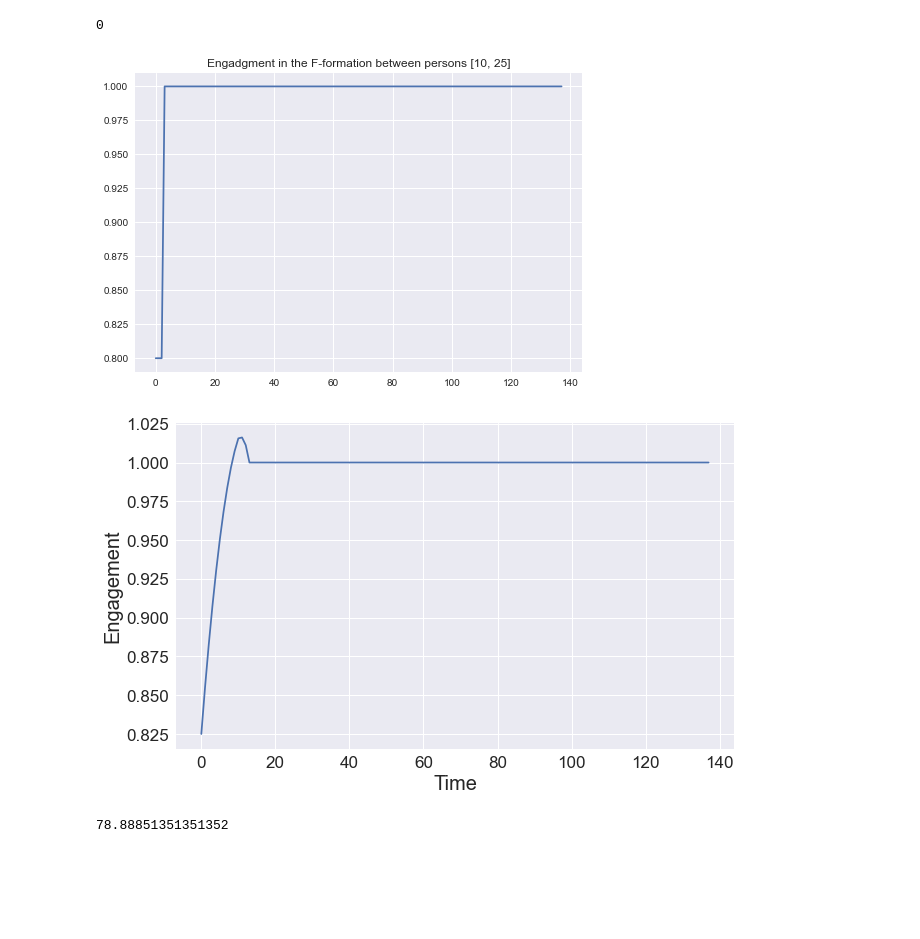
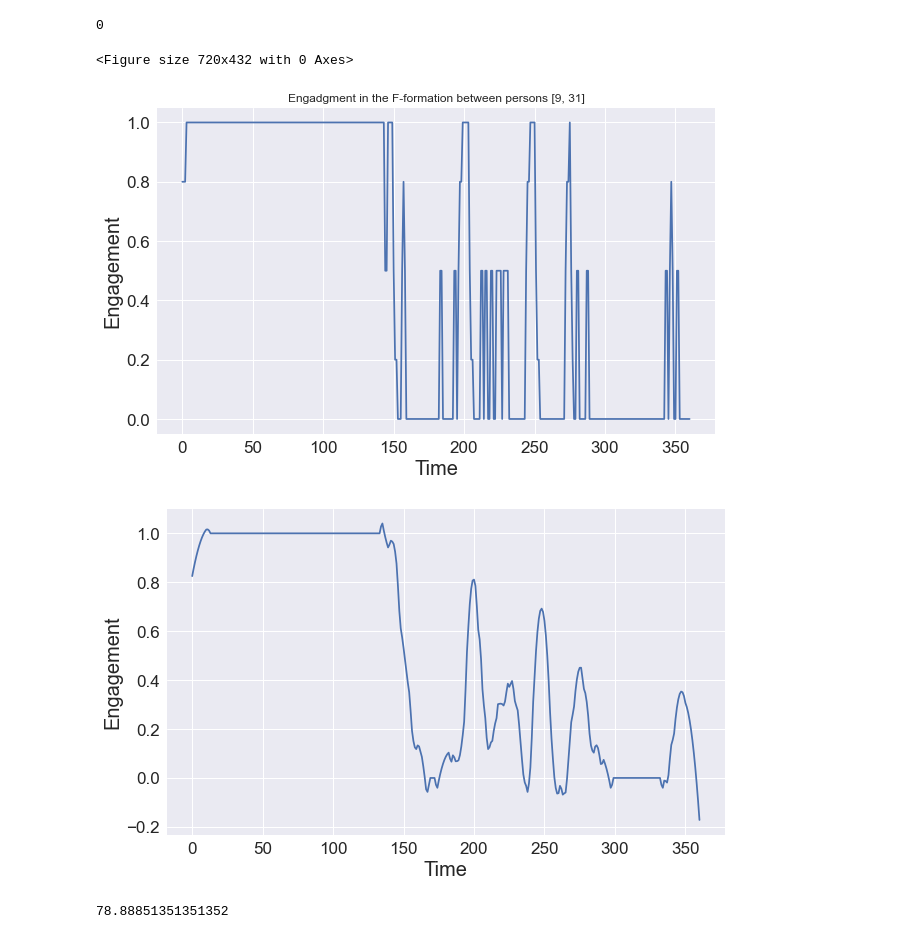
Before and after one commit to LucreziaT/From_Images_to_Social_Interactions_Understanding, a Jupyter notebook: FFormationsDetectionAndAnalysis.ipynb, the cells around one changed output. Cells and saved outputs as stored; diff of their text form; code cells hidden in the pictures; blank space fills up the shorter version.

Commit message:
Add files via upload
Commented codes, plus an example of a .csv file containing all the interactions of one person at each second (every 20 frames).

```diff
--- a/FFormationsDetectionAndAnalysis.ipynb
+++ b/FFormationsDetectionAndAnalysis.ipynb
@@ -250,12 +259,14 @@ def clust(orient,counter2,cont,ncl,pl=False):
 # %%
-def data(counter2,ncl,coppie):
+#saving interaction each frame, do in momentanea, we have the nuber of cluster and the participants of one f-form,
+# in totale for all the interaction find in one frame
+def data(counter2,ncl,peopleclust):
     totale=[]
     totale.append(counter2)
     for m in range(0,ncl):
         momentanea=[]
         momentanea.append(m)
         f_fcer=[]
-        for i in coppie:
+        for i in peopleclust:
             if i[1]==m:
                 f_fcer.append(i[0])
         momentanea.append(f_fcer)
@@ -276,6 +288,7 @@ def matrice(mom):
             mat[m[1]-1,m[0]-1]=1
     return(mat)
 # %%
+#analysis of the final memory matrix
 def analysis(totale,a,prec,cont0,cont1):
     t=len(totale)
     temp=np.arange(0,t)
@@ -321,9 +334,15 @@ def analysis(totale,a,prec,cont0,cont1):
                 cont0=0
 
     #print(len(x))
+    figure(figsize=(10, 6))
     plt.plot(temp,x)
     tit=str(a)
+    plt.xlabel('Time',fontsize=20)
+    plt.ylabel('Engagement',fontsize=20)
+    plt.xticks(fontsize=17)
+    plt.yticks(fontsize=17)
     plt.title('Engadgment in the F-formation between persons %s' %tit)
     plt.show()
+
     return(temp,x,tit)
 # %%
@@ -688,38 +685,29 @@ analysisangle(totale,a,listalabels,False)
 0
 # %%
 #Engadgment number of F-Formations analysis
-a= [10,25]
+a= [9,31]
 #a=[10,25]
 #a=[28,9]
 #a=[2,14]
 prec=1
 cont1=0
 cont0=0
-#figure(figsize=(10, 6))
-temp,x,tit=analysis(totale,a,prec,cont0,cont1)
-import scipy.signal
-yhat = scipy.signal.savgol_filter(x,21,2)
-'''
-plt.figure(figsize=(15, 8))
-plt.xlabel('Time',fontsize=20)
-plt.ylabel('Engagement',fontsize=20)
-plt.xticks(fontsize=17)
-plt.yticks(fontsize=17)
-#plt.plot(temp,x)
-#plt.savefig('Engagment1700'+str(a),bbox='tight_layout',dpi=100)
-plt.show()
-'''
+figure(figsize=(10, 6))
+temp,x,tit=analysis(totale,a,prec,cont0,cont1) #no convolution
+yhat = scipy.signal.savgol_filter(x,21,2) # convolution, polynom of 2nd degree, window of 21 samples
+
 figure(figsize=(10, 6))
 #plt.title('Engagment in the F-formation between persons %s' %tit)
 plt.xlabel('Time',fontsize=20)
 plt.ylabel('Engagement',fontsize=20)
 plt.xticks(fontsize=17)
 plt.yticks(fontsize=17)
 plt.legend(['Actual Value', 'Approximation'])
 #plt.plot(temp,x)
 plt.plot(temp, yhat)# color='red'
-plt.savefig('Engagment1700'+str(a)+'onlyconv',bbox='tight_layout',dpi=100)
+plt.savefig('Engagment'+str(a)+'onlyconv',bbox='tight_layout',dpi=100)
 # %% [output]
+<Figure size 720x432 with 0 Axes>
-[figure, old version]
+[figure, new version]
-[figure, old version]
+[figure, new version]
 # %%
```
Also changed, not shown: parts of 26 cells of this notebook, 6 other files.
